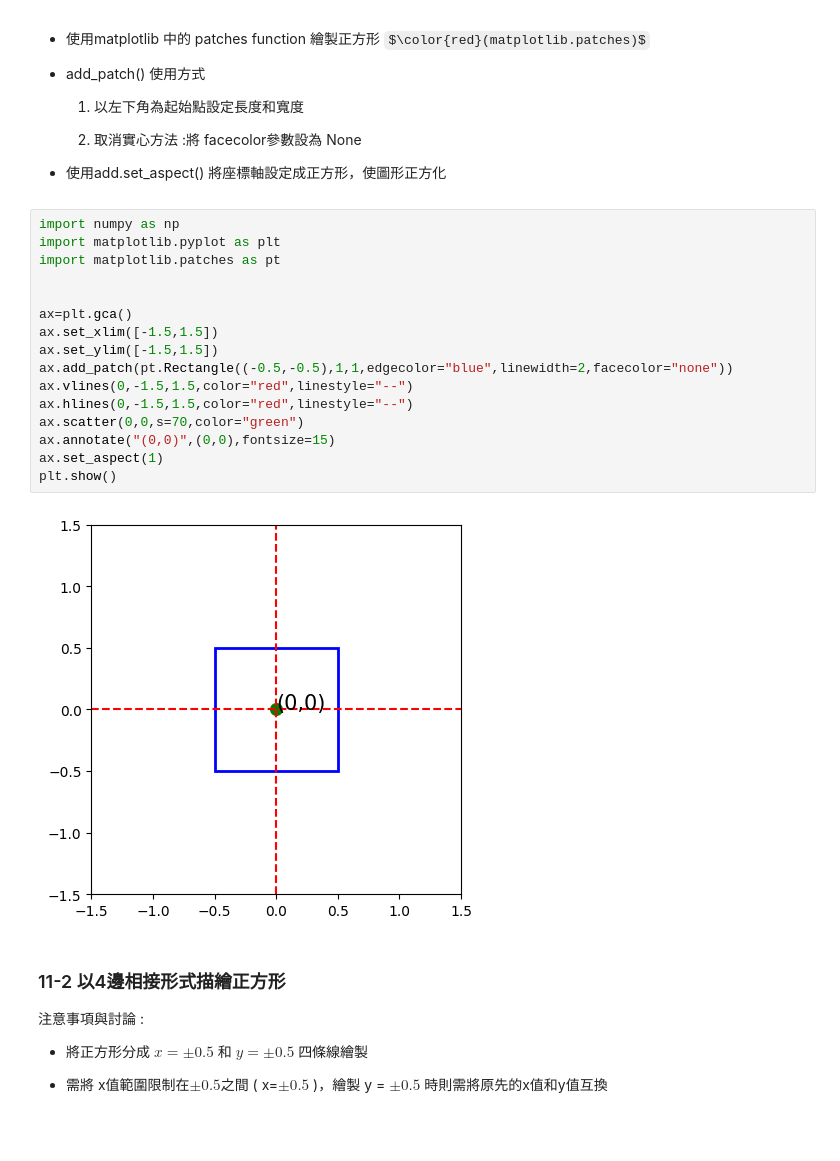
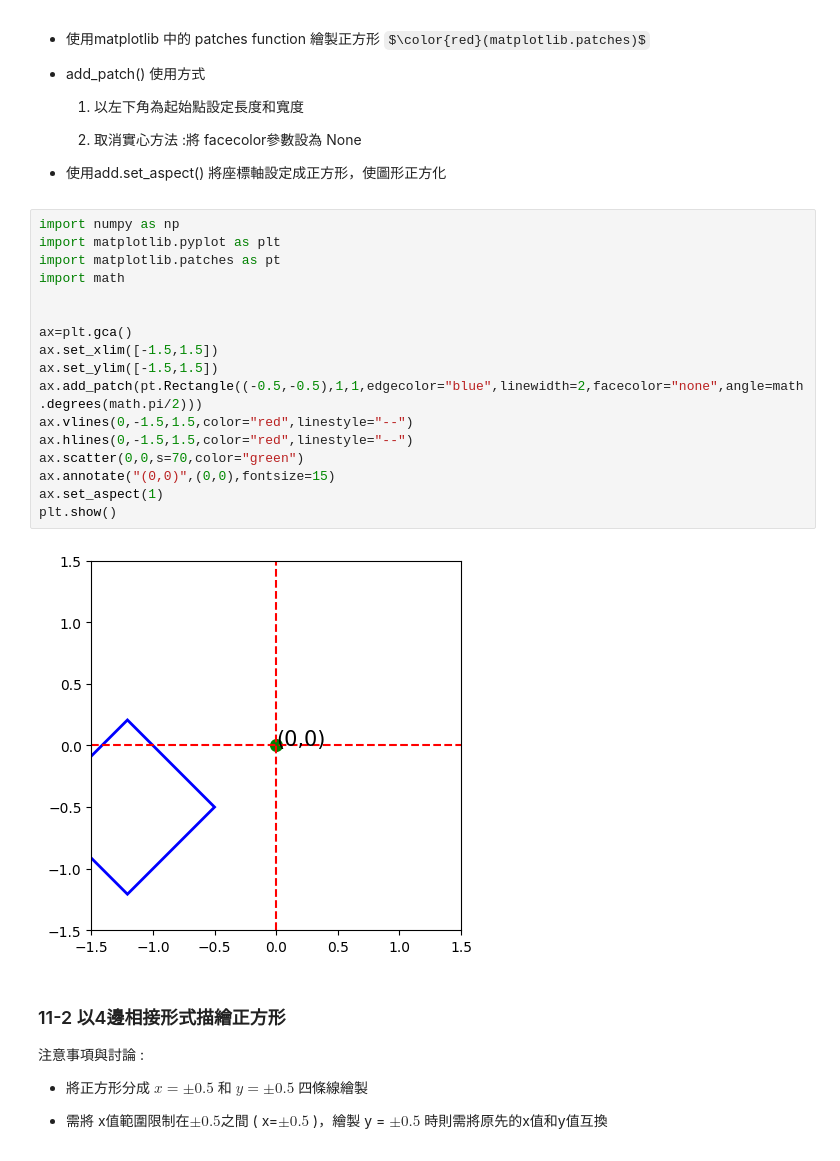
Before and after one commit to Simmonslin/PyStatistics, a Jupyter notebook: HW1_statistics.ipynb, the cells around one changed output. Drawn from its saved outputs; the diff is of its cells as text; some formulas as TeX source.

```diff
--- a/HW1_statistics.ipynb
+++ b/HW1_statistics.ipynb
@@ -288,21 +288,22 @@ plt.show()
 # %%
 import numpy as np
 import matplotlib.pyplot as plt
 import matplotlib.patches as pt
+import math
 
 
 ax=plt.gca()
 ax.set_xlim([-1.5,1.5])
 ax.set_ylim([-1.5,1.5])
-ax.add_patch(pt.Rectangle((-0.5,-0.5),1,1,edgecolor="blue",linewidth=2,facecolor="none"))
+ax.add_patch(pt.Rectangle((-0.5,-0.5),1,1,edgecolor="blue",linewidth=2,facecolor="none",angle=math.degrees(math.pi/2)))
 ax.vlines(0,-1.5,1.5,color="red",linestyle="--")
 ax.hlines(0,-1.5,1.5,color="red",linestyle="--")
 ax.scatter(0,0,s=70,color="green")
 ax.annotate("(0,0)",(0,0),fontsize=15)
 ax.set_aspect(1)
 plt.show()
 # %% [output]
-[figure, old version]
+[figure, new version]
 # %% [markdown]
 ### 11-2 以4邊相接形式描繪正方形
 
```
Also changed, not shown: parts of 3 cells of this notebook, 8 other files.
